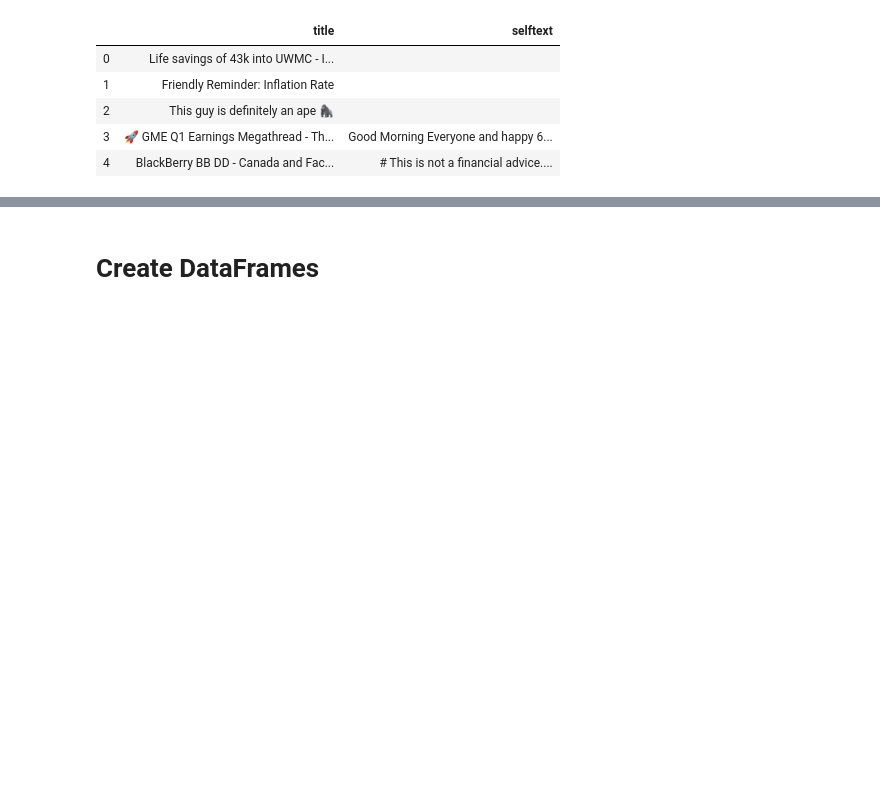
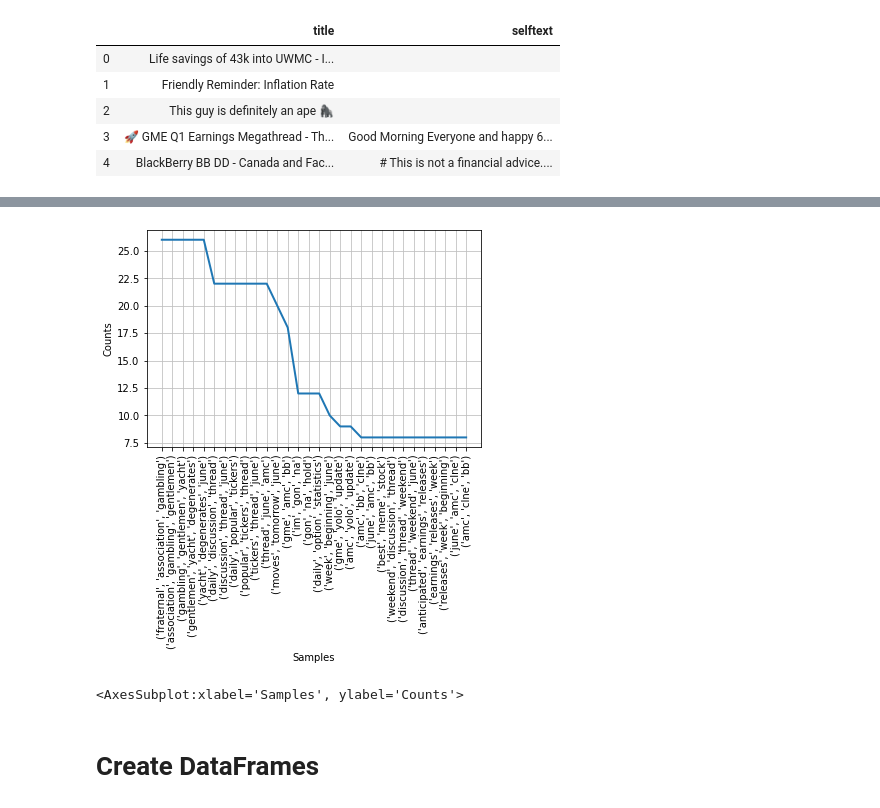
Before and after one commit to Vins1805/nlp-stock-market-trend-prediction-with-reddit-posts, a Jupyter notebook: testing.ipynb, the cells around one changed output, grey strips where cells are left out. Drawn from its saved outputs; the diff is of its cells as text; code cells hidden in the pictures; blank space fills up the shorter version.

```diff
--- a/testing.ipynb
+++ b/testing.ipynb
@@ -99,0 +141,2 @@ df.head(50).style
+# %%
+df["trigrams"] = df.title_tokens.apply(lambda t: list(nltk.trigrams(t)))
@@ -100,3 +152,8 @@ df.head(50).style
+# %%
+FreqDist(flatten(df.trigrams)).plot(30)
+# %% [output]
+[figure, added]
+<AxesSubplot:xlabel='Samples', ylabel='Counts'>
 # %% [markdown]
 # Create DataFrames
 # %%
```
Also changed, not shown: parts of 10 cells of this notebook, 1 other file.
